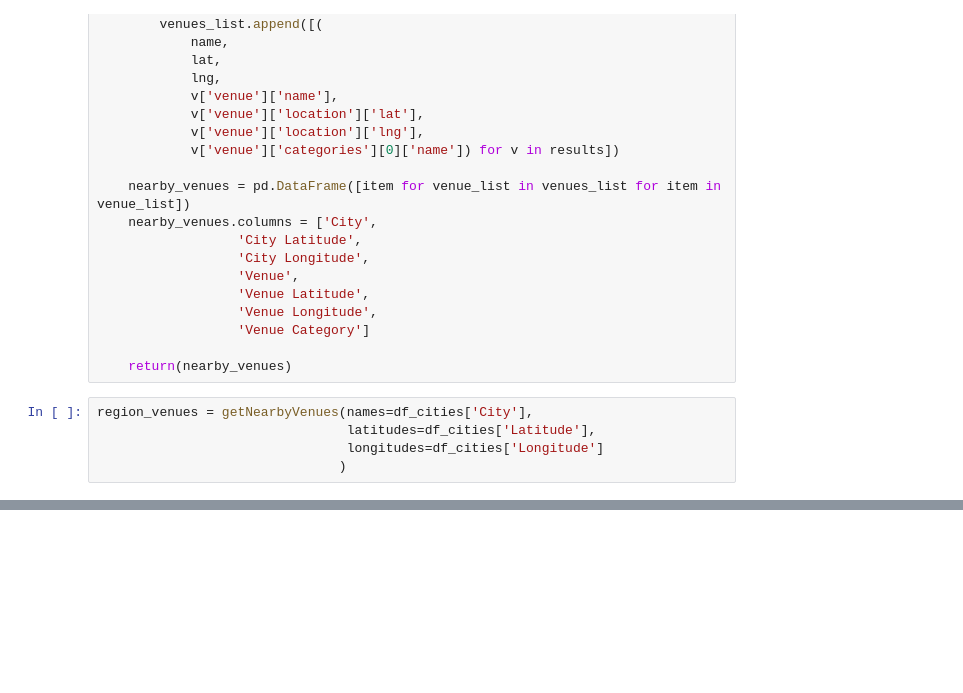
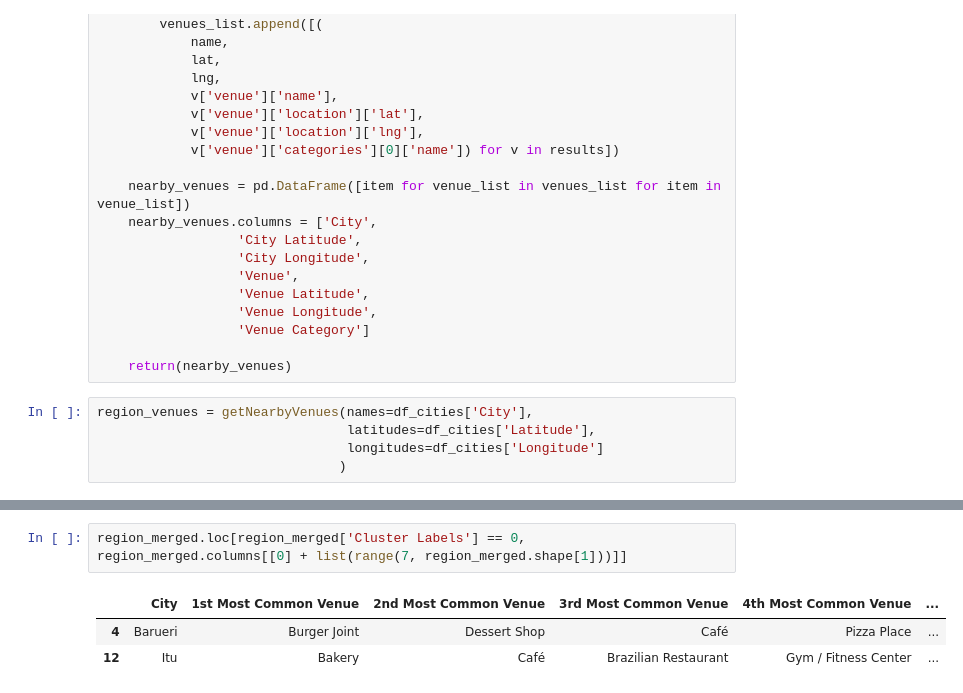
Before and after one commit to flyfun268/Coursera_Capstone, a Jupyter notebook: Similar cities to Barueri in Sorocaba region.ipynb, the cells around one changed output, grey strips where cells are left out. Drawn from its saved outputs; the diff is of its cells as text; blank space fills up the shorter version.

```diff
--- a/Similar cities to Barueri in Sorocaba region.ipynb
+++ b/Similar cities to Barueri in Sorocaba region.ipynb
@@ -442,0 +555,6 @@ array([[-0.39011578, -0.19245009, -0.19245009, ..., -0.68441435,
+# %%
+region_merged.loc[region_merged['Cluster Labels'] == 0, region_merged.columns[[0] + list(range(7, region_merged.shape[1]))]]
+# %% [output]
+|  | City | 1st Most Common Venue | 2nd Most Common Venue | 3rd Most Common Venue | 4th Most Common Venue | ... |
+| 4 | Barueri | Burger Joint | Dessert Shop | Café | Pizza Place | ... |
+| 12 | Itu | Bakery | Café | Brazilian Restaurant | Gym / Fitness Center | ... |
```
Also changed, not shown: parts of 12 cells of this notebook.
